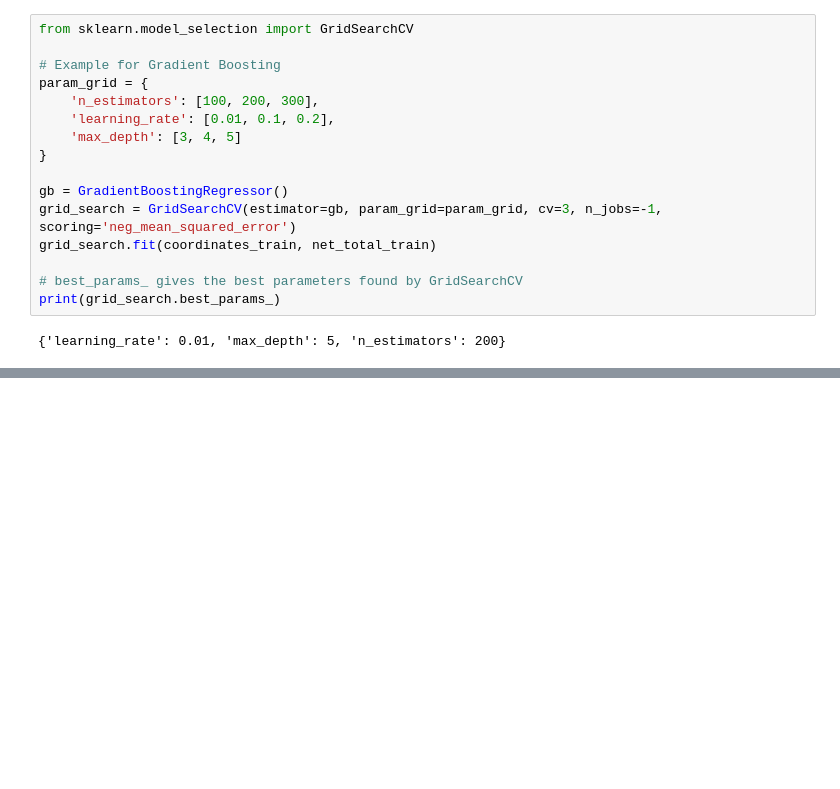
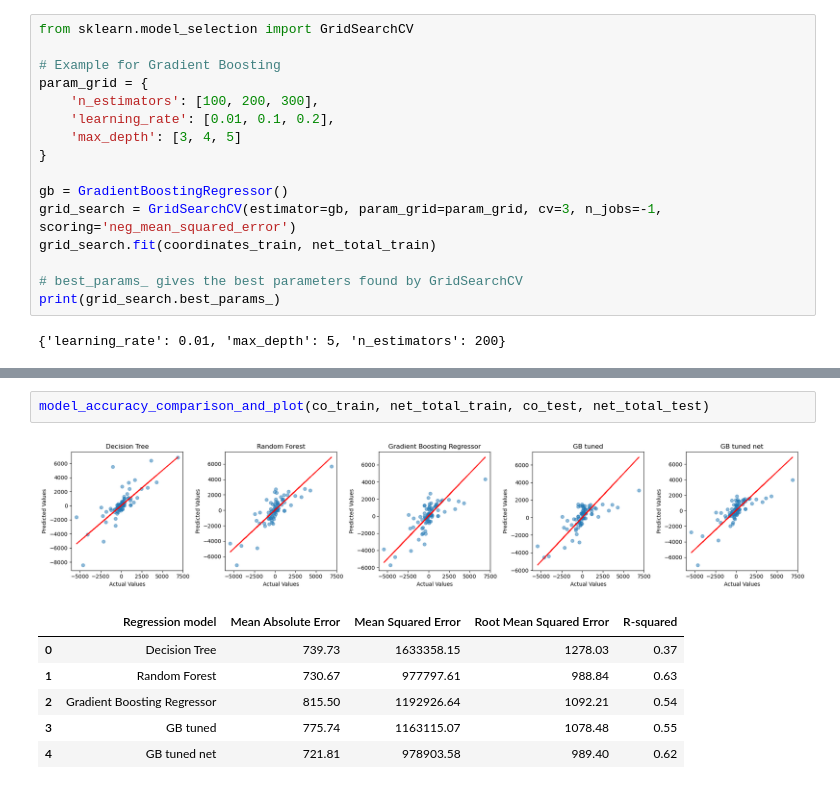
Before and after one commit to Paul-Sabin/Capital-Bikeshare, a Jupyter notebook: Bikeshare ML clean.ipynb, the cells around one changed output, grey strips where cells are left out. Drawn from its saved outputs; the diff is of its cells as text; blank space fills up the shorter version.

```diff
--- a/Bikeshare ML clean.ipynb
+++ b/Bikeshare ML clean.ipynb
@@ -168,0 +248,10 @@ print(grid_search.best_params_)
+# %%
+model_accuracy_comparison_and_plot(co_train, net_total_train, co_test, net_total_test)
+# %% [output]
+[figure, added]
+|  | Regression model | Mean Absolute Error | Mean Squared Error | Root Mean Squared Error | R-squared |
+| 0 | Decision Tree | 739.73 | 1633358.15 | 1278.03 | 0.37 |
+| 1 | Random Forest | 730.67 | 977797.61 | 988.84 | 0.63 |
+| 2 | Gradient Boosting Regressor | 815.50 | 1192926.64 | 1092.21 | 0.54 |
+| 3 | GB tuned | 775.74 | 1163115.07 | 1078.48 | 0.55 |
+| 4 | GB tuned net | 721.81 | 978903.58 | 989.40 | 0.62 |
```
Also changed, not shown: parts of 6 cells of this notebook.
